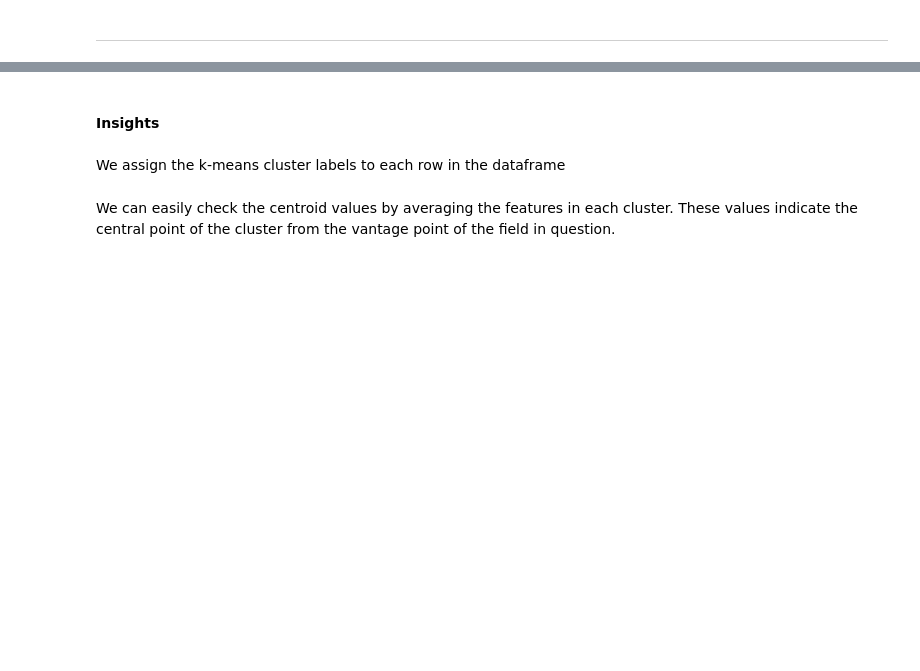
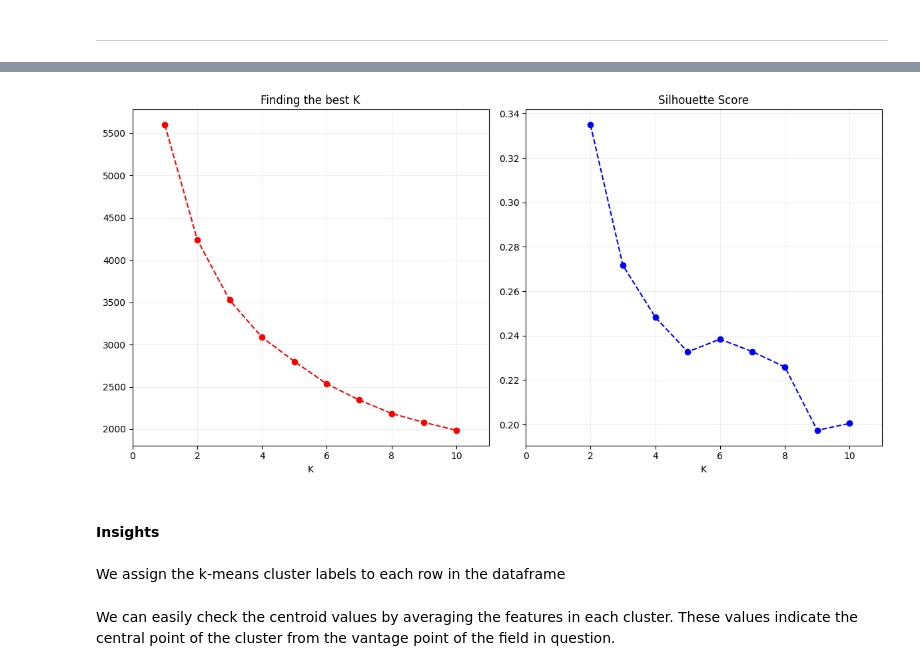
Before and after one commit to azharfachrezi/data-science-lab, a Jupyter notebook: Machine Learning/Unsupervised Learning/k-means_clustering.ipynb, the cells around one changed output, grey strips where cells are left out. Saved outputs shown, nothing was run; the diff lists cells and outputs as text; code cells hidden in the pictures; blank space fills up the shorter version.

```diff
--- a/Machine Learning/Unsupervised Learning/k-means_clustering.ipynb
+++ b/Machine Learning/Unsupervised Learning/k-means_clustering.ipynb
@@ -238 +253,34 @@ np.std(X)
+# %%
+from sklearn.cluster import KMeans
+from sklearn.metrics import silhouette_score
+
+inertia_list = []
+Sh_score = {}
+for k in range(1, 11):
+    k_means = KMeans(n_clusters=k, init='k-means++', n_init=12)
+    k_means.fit(X_scaled)
+    inertia_list.append(k_means.inertia_)
+    if k > 1:
+        Sh_score[f"{k}"] = silhouette_score(X_scaled, k_means.labels_)
+
+plt.figure(figsize=(12,6))
+
+plt.subplot(1,2,1)
+plt.plot(range(1,11), inertia_list, 'r--', marker='o',)
+plt.grid(True, alpha=0.2)
+plt.xlabel("K")
+plt.xlim(0,11)
+plt.title("Finding the best K")
+
+plt.subplot(1,2,2)
+plt.plot(range(2,11), list(Sh_score.values()), 'b--', marker='o')
+plt.xlim(0, 11)
+plt.title("Silhouette Score")
+plt.xlabel("K")
+plt.grid(True, alpha=0.2)
+
+plt.tight_layout()
+plt.show()
+# %% [output]
+[figure, added]
 # %%
```
Also changed, not shown: parts of 12 cells of this notebook.
